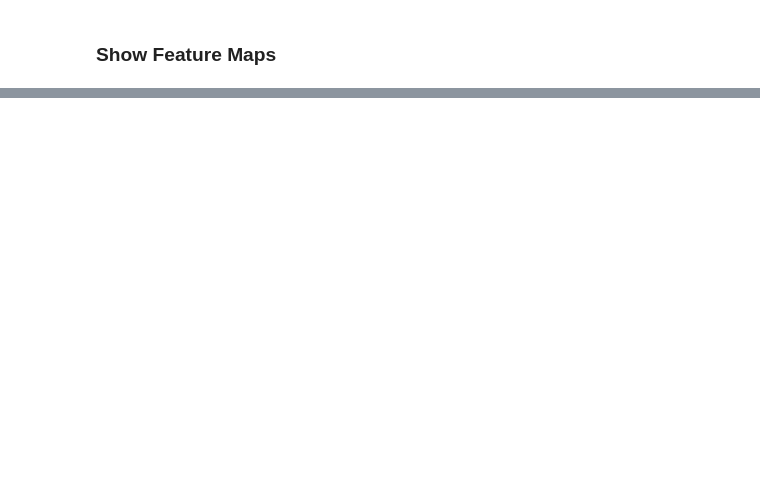
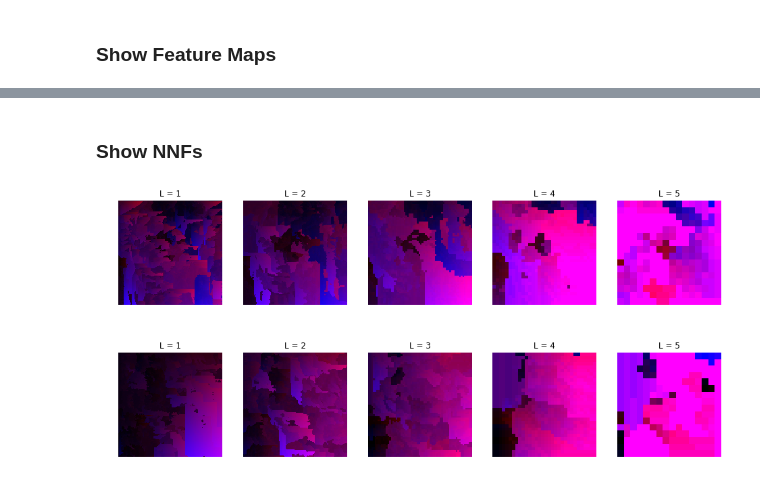
Before and after one commit to julienroyd/Pytorch-DeepImageAnalogy, a Jupyter notebook: Visualize.ipynb, the cells around one changed output, grey strips where cells are left out. Drawn from its saved outputs; the diff is of its cells as text; code cells hidden in the pictures; blank space fills up the shorter version.

```diff
--- a/Visualize.ipynb
+++ b/Visualize.ipynb
@@ -54,0 +55,27 @@ for (F_i, L_i) in F_toLoad:
+# %% [markdown]
+### Show NNFs
+# %%
+# Displays the NNF (mapping function)
+NNFs_ab = utils.loadFeatureMaps(os.path.join('NNFs_ab.pkl'))
+NNFs_ba = utils.loadFeatureMaps(os.path.join('NNFs_ba.pkl'))
+All_NNFs = [NNFs_ab, NNFs_ba]
+
+for NNFs in All_NNFs:
+
+    plt.figure(figsize=(16, 12))
+    for L in range(1,6):
+
+        # Concatenate to RGB where G=zeros
+        zeros = np.zeros(shape=(NNFs[L].shape[0], NNFs[L].shape[1], 1), dtype=NNFs[L].dtype)
+        colorNNF = np.concatenate((np.expand_dims(NNFs[L][:,:,0], 2), zeros, np.expand_dims(NNFs[L][:,:,1], 2)), axis=2)
+        colorNNF = (colorNNF / float(np.max(colorNNF))) * 255
+
+        # Displays the NNFs for every layer L
+        plt.subplot(1,5,L)
+        plt.imshow(colorNNF.astype(np.uint8))
+        plt.title("L = " + str(L))
+        plt.axis("off")
+    plt.show()
+# %% [output]
+[figure, added]
+[figure, added]
```
Also changed, not shown: parts of 2 cells of this notebook.
